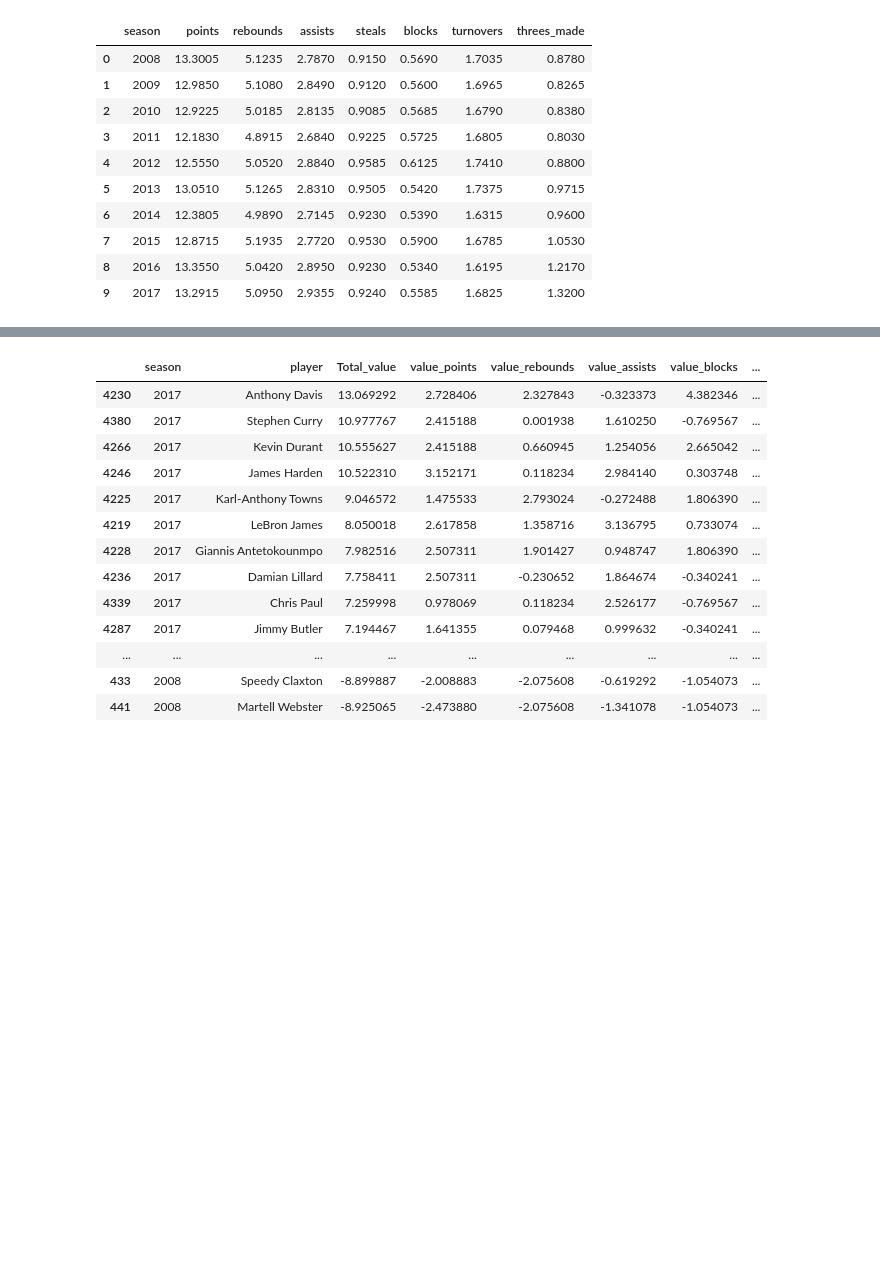
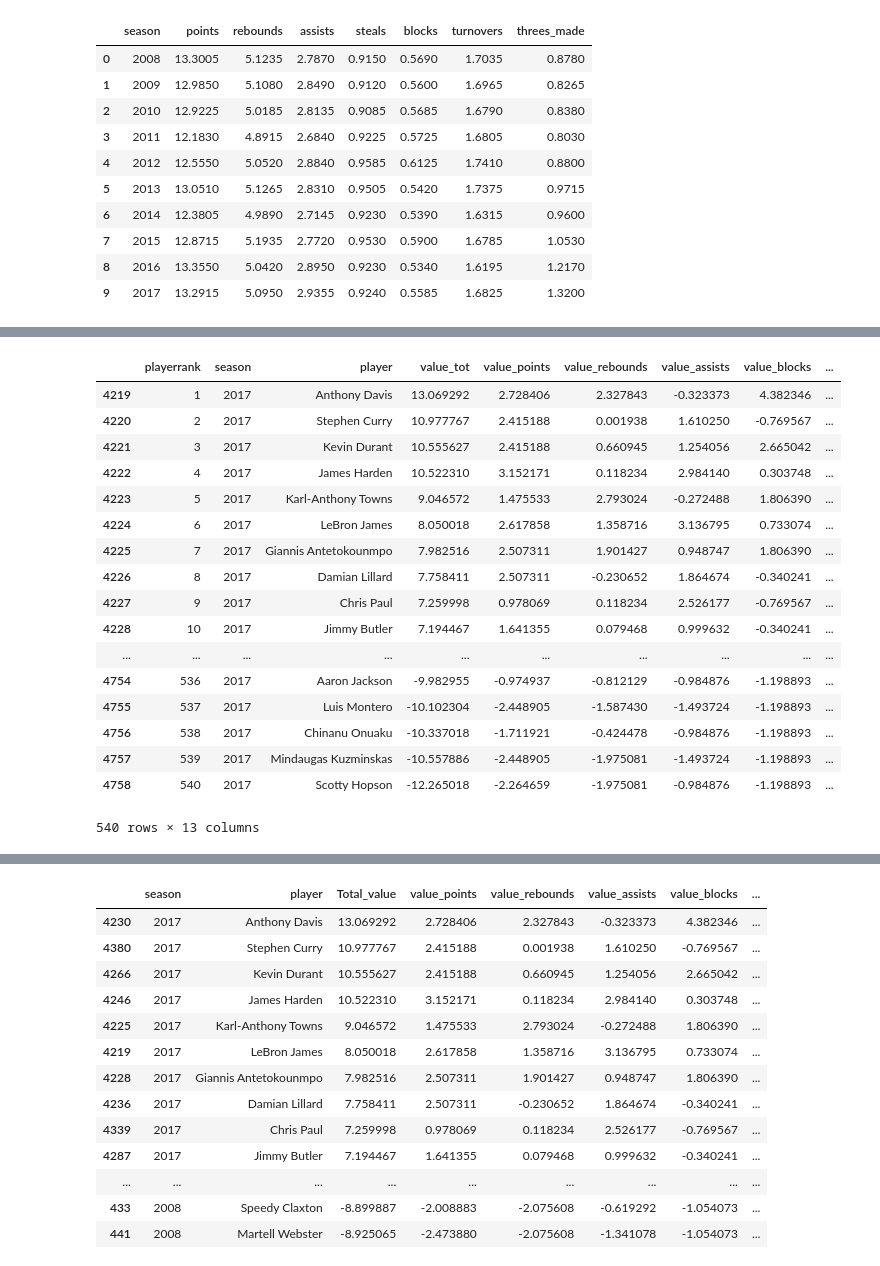
Before and after one commit to RCheer3/Fantasy-Basketball-Capstone-Project, a Jupyter notebook: Test code/Creating ranking system.ipynb, the cells around one changed output, grey strips where cells are left out. Saved outputs shown, nothing was run; the diff lists cells and outputs as text; code cells hidden in the pictures; blank space fills up the shorter version.

```diff
--- a/Untitled Folder/Pyscopg2 Data Manipulation.ipynb
+++ b/Test code/Creating ranking system.ipynb
@@ -305,0 +244,46 @@ value_copy.groupby('player').mean()['Total_value'].reset_index().sort_values(by=
+# %%
+query = '''
+        DROP TABLE IF EXISTS player_value;
+        CREATE TABLE player_value AS
+        select ROW_NUMBER() OVER(PARTITION BY season ORDER BY value_tot DESC),* from value;
+
+        DROP TABLE IF EXISTS value;
+
+        select * from player_value;
+
+        '''
+
+
+cur.execute(query)
+ranking_data = cur.fetchall()
+df_2 = pd.DataFrame(np.array(ranking_data))
+cols_value = ['playerrank']
+for item in (list(value_copy.columns)):
+    cols_value.append(item)
+cols_value
+df_2.columns=cols_value
+# %%
+for i in df_2.columns:
+    if i!='player':
+        df_2[i]=pd.to_numeric(df_2[i])
+# %%
+df_2[df_2['season']==2017].sort_values(by='playerrank', ascending=True)
+# %% [output]
+|  | playerrank | season | player | value_tot | value_points | value_rebounds | value_assists | value_blocks | ... |
+| 4219 | 1 | 2017 | Anthony Davis | 13.069292 | 2.728406 | 2.327843 | -0.323373 | 4.382346 | ... |
+| 4220 | 2 | 2017 | Stephen Curry | 10.977767 | 2.415188 | 0.001938 | 1.610250 | -0.769567 | ... |
+| 4221 | 3 | 2017 | Kevin Durant | 10.555627 | 2.415188 | 0.660945 | 1.254056 | 2.665042 | ... |
+| 4222 | 4 | 2017 | James Harden | 10.522310 | 3.152171 | 0.118234 | 2.984140 | 0.303748 | ... |
+| 4223 | 5 | 2017 | Karl-Anthony Towns | 9.046572 | 1.475533 | 2.793024 | -0.272488 | 1.806390 | ... |
+| 4224 | 6 | 2017 | LeBron James | 8.050018 | 2.617858 | 1.358716 | 3.136795 | 0.733074 | ... |
+| 4225 | 7 | 2017 | Giannis Antetokounmpo | 7.982516 | 2.507311 | 1.901427 | 0.948747 | 1.806390 | ... |
+| 4226 | 8 | 2017 | Damian Lillard | 7.758411 | 2.507311 | -0.230652 | 1.864674 | -0.340241 | ... |
+| 4227 | 9 | 2017 | Chris Paul | 7.259998 | 0.978069 | 0.118234 | 2.526177 | -0.769567 | ... |
+| 4228 | 10 | 2017 | Jimmy Butler | 7.194467 | 1.641355 | 0.079468 | 0.999632 | -0.340241 | ... |
+| ... | ... | ... | ... | ... | ... | ... | ... | ... | ... |
+| 4754 | 536 | 2017 | Aaron Jackson | -9.982955 | -0.974937 | -0.812129 | -0.984876 | -1.198893 | ... |
+| 4755 | 537 | 2017 | Luis Montero | -10.102304 | -2.448905 | -1.587430 | -1.493724 | -1.198893 | ... |
+| 4756 | 538 | 2017 | Chinanu Onuaku | -10.337018 | -1.711921 | -0.424478 | -0.984876 | -1.198893 | ... |
+| 4757 | 539 | 2017 | Mindaugas Kuzminskas | -10.557886 | -2.448905 | -1.975081 | -1.493724 | -1.198893 | ... |
+| 4758 | 540 | 2017 | Scotty Hopson | -12.265018 | -2.264659 | -1.975081 | -0.984876 | -1.198893 | ... |
+540 rows × 13 columns
```
Also changed, not shown: parts of 17 cells of this notebook, 3 other files.
